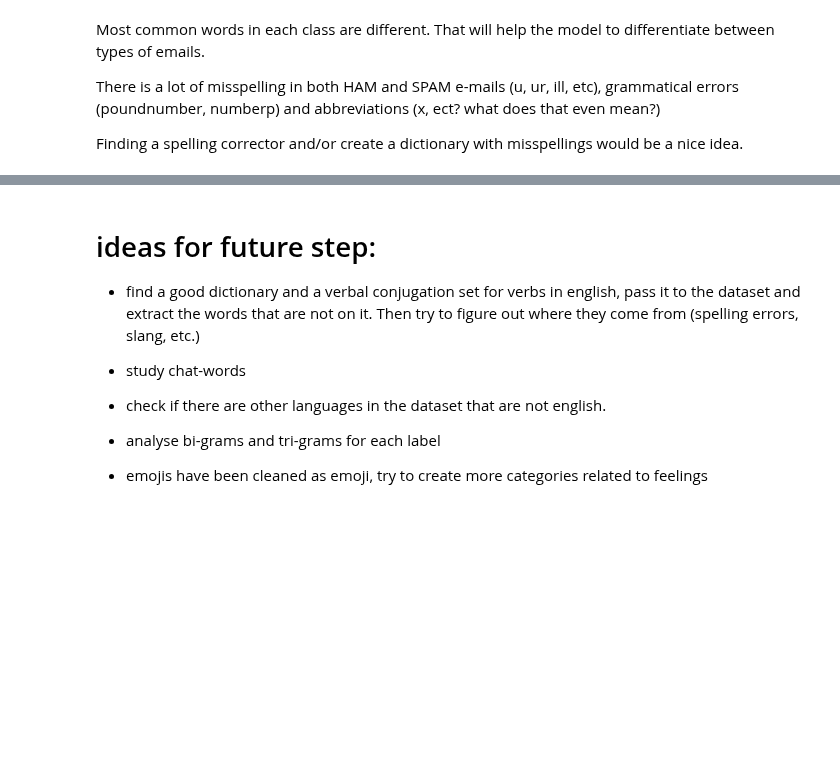
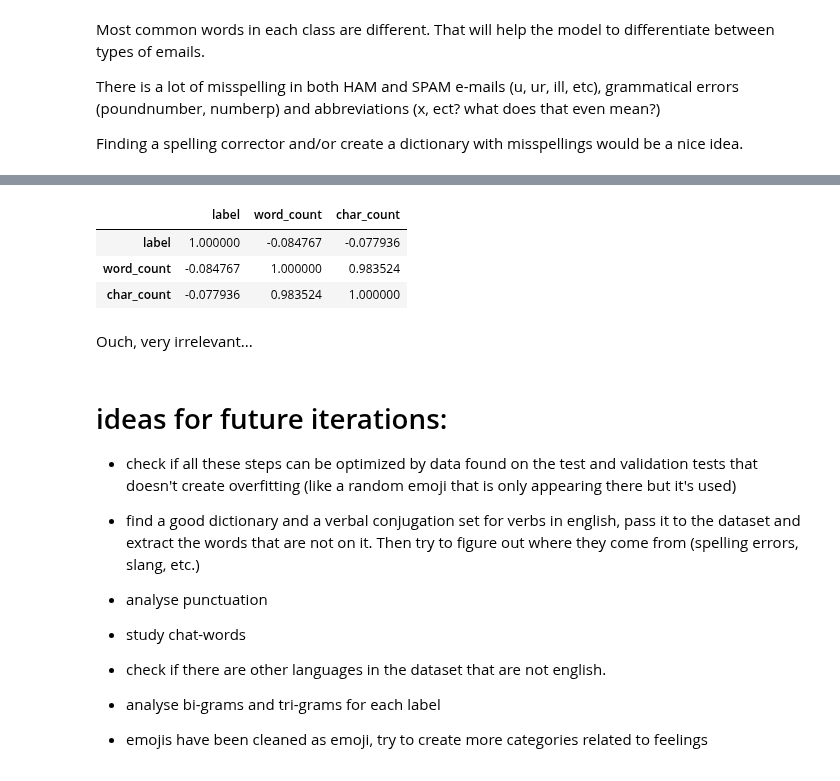
Before and after one commit to amaldu/AntiSpam-NLP-Pipeline, a Jupyter notebook: research/02_initial_eda_preprocessing/eda_train.ipynb, the cells around one changed output, grey strips where cells are left out. Saved outputs shown, nothing was run; the diff lists cells and outputs as text; code cells hidden in the pictures; blank space fills up the shorter version.

Commit message:
eda on training finished with next steps

```diff
--- a/research/02_initial_eda_preprocessing/eda_train.ipynb
+++ b/research/02_initial_eda_preprocessing/eda_train.ipynb
@@ -315,11 +319,14 @@ from string import punctuation
 def clean_text(text):
     special_replacements = {
         r"£": "pound",
-        r"\$": "dollar",
-        r"\€": "euro",
+        r"$": "dollar",
+        r"€": "euro",
         r"%": "percentage",
-        r"ì": "i",
-        r"ü": "you",
+        r"♣": "clover",
+        r"®": "registered trademark",
+        r"©": "copyright",
+        r"☺": "emoji",
+        r"™": "trademark",
         }
 
     emoticon_pattern = re.compile(r"""
@@ -419,7 +442,22 @@ Name: email, dtype: object
+# %%
+df_numeric = df_cleaned.select_dtypes(include=[int, float])
+
+df_numeric.corr()
+# %% [output]
+|  | label | word_count | char_count |
+| label | 1.000000 | -0.084767 | -0.077936 |
+| word_count | -0.084767 | 1.000000 | 0.983524 |
+| char_count | -0.077936 | 0.983524 | 1.000000 |
+# %% [markdown]
+Ouch, very irrelevant...
 # %% [markdown]
-# ideas for future step:
+# ideas for future iterations:
+
+- check if all these steps can be optimized by data found on the test and validation tests that doesn't create overfitting (like a random emoji that is only appearing there but it's used)
 
 - find a good dictionary and a verbal conjugation set for verbs in english, pass it to the dataset and extract the words that are not on it. Then try to figure out where they come from (spelling errors, slang, etc.)
+
+- analyse punctuation
 
 - study chat-words
 
```
Also changed, not shown: parts of 4 cells of this notebook.
